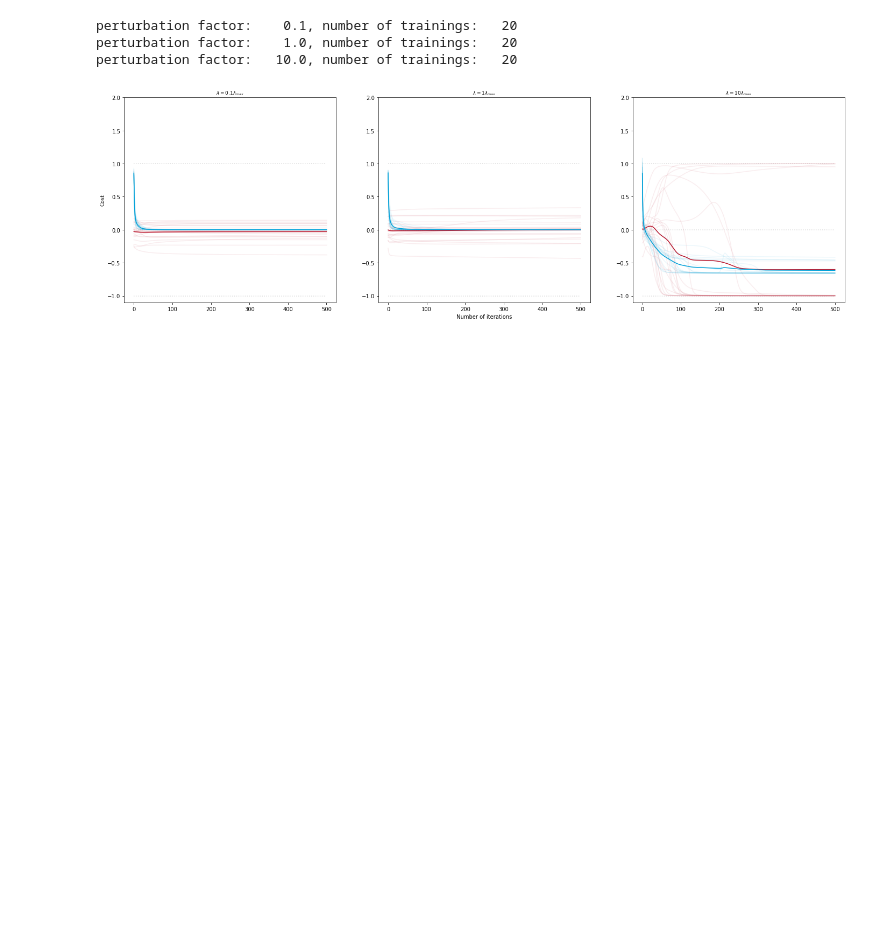
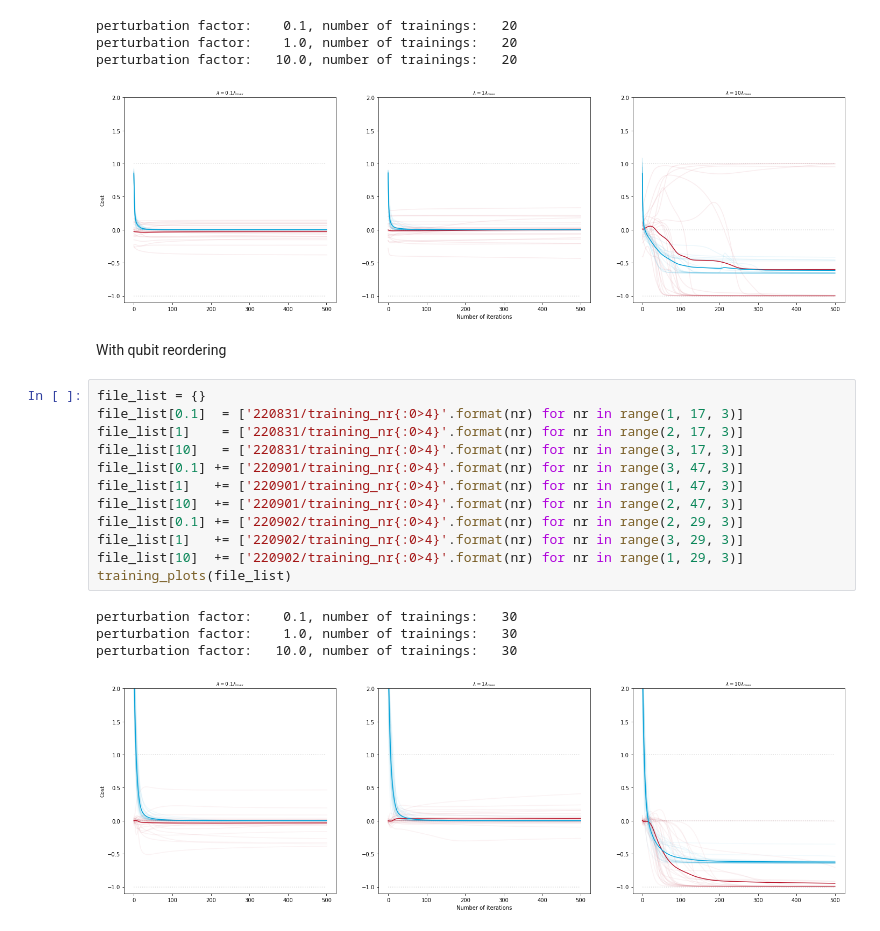
Before and after one commit to SimonCichy/barren-gadgets, a Jupyter notebook: plotting/relevant_results_new_gadgets.ipynb, the cells around one changed output. Saved outputs shown, nothing was run; the diff lists cells and outputs as text; blank space fills up the shorter version.

Commit message:
Reordering results
Obtained and represented the results of training with reordered qubits

```diff
--- a/plotting/relevant_results_new_gadgets.ipynb
+++ b/plotting/relevant_results_new_gadgets.ipynb
@@ -535,3 +535,22 @@ perturbation factor:    0.1, number of trainings:   20
 perturbation factor:    1.0, number of trainings:   20
 perturbation factor:   10.0, number of trainings:   20
 [figure]
+# %% [markdown]
+With qubit reordering
+# %%
+file_list = {}
+file_list[0.1]  = ['220831/training_nr{:0>4}'.format(nr) for nr in range(1, 17, 3)]
+file_list[1]    = ['220831/training_nr{:0>4}'.format(nr) for nr in range(2, 17, 3)]
+file_list[10]   = ['220831/training_nr{:0>4}'.format(nr) for nr in range(3, 17, 3)]
+file_list[0.1] += ['220901/training_nr{:0>4}'.format(nr) for nr in range(3, 47, 3)]
+file_list[1]   += ['220901/training_nr{:0>4}'.format(nr) for nr in range(1, 47, 3)]
+file_list[10]  += ['220901/training_nr{:0>4}'.format(nr) for nr in range(2, 47, 3)]
+file_list[0.1] += ['220902/training_nr{:0>4}'.format(nr) for nr in range(2, 29, 3)]
+file_list[1]   += ['220902/training_nr{:0>4}'.format(nr) for nr in range(3, 29, 3)]
+file_list[10]  += ['220902/training_nr{:0>4}'.format(nr) for nr in range(1, 29, 3)]
+training_plots(file_list)
+# %% [output]
+perturbation factor:    0.1, number of trainings:   30
+perturbation factor:    1.0, number of trainings:   30
+perturbation factor:   10.0, number of trainings:   30
+[figure, added]
```
Also changed, not shown: 1 other file.
